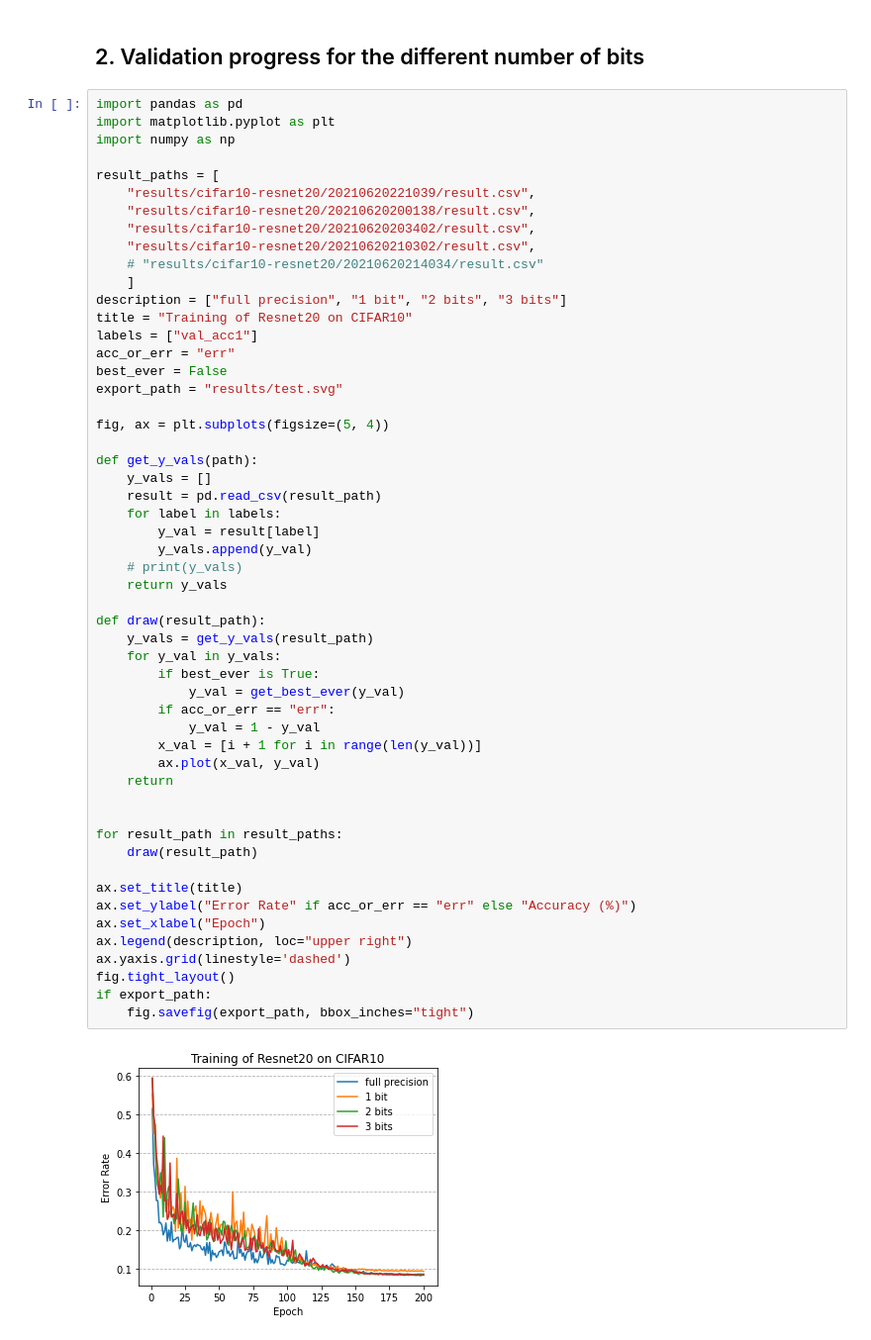
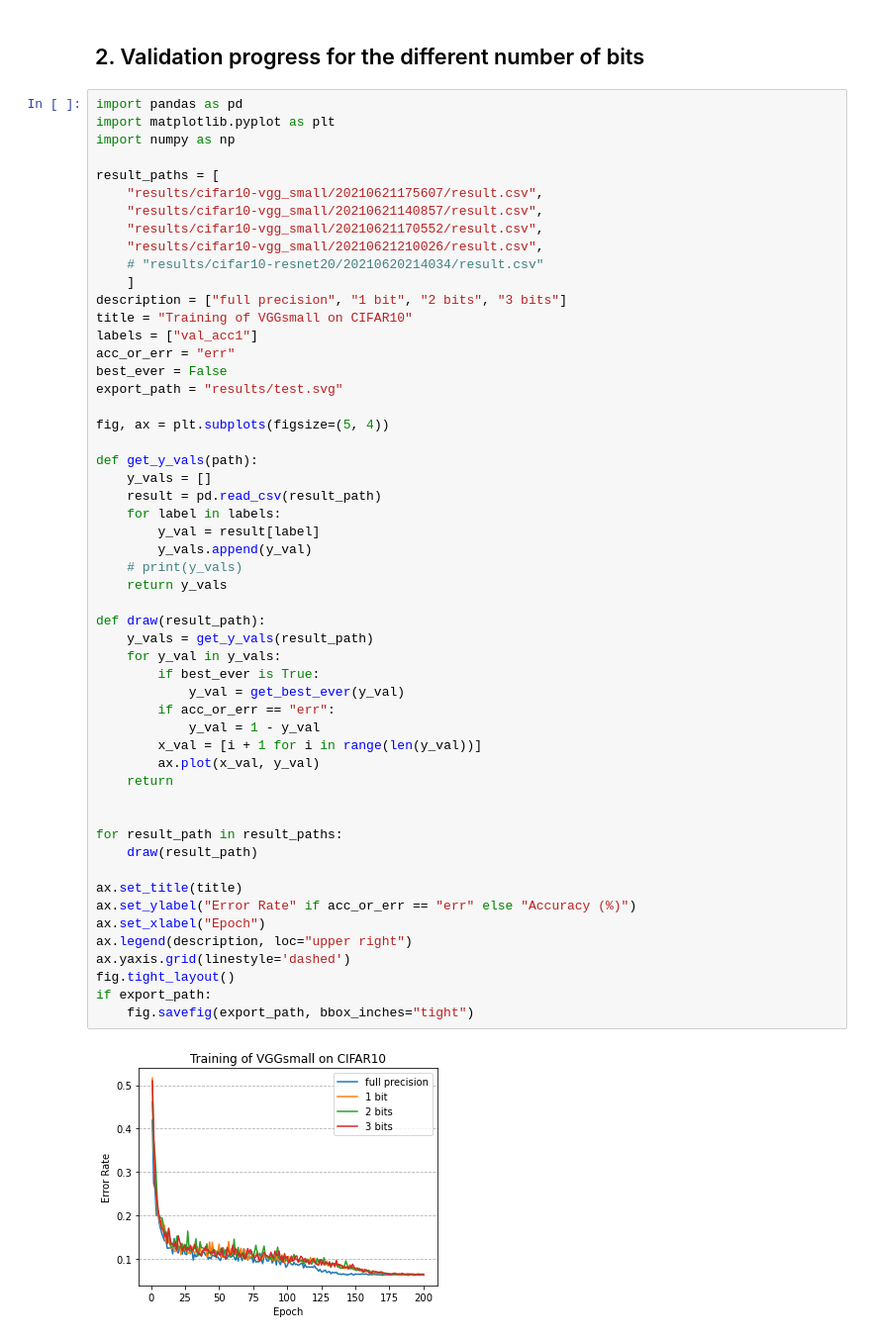
Before and after one commit to qinglu0330/DNN-weight-search, a Jupyter notebook: visualize.ipynb, the cells around one changed output. Shown at 99% size. Cells and saved outputs as stored; diff of their text form.

```diff
--- a/visualize.ipynb
+++ b/visualize.ipynb
@@ -56,14 +56,14 @@ import matplotlib.pyplot as plt
 import numpy as np
 
 result_paths = [
-    "results/cifar10-resnet20/20210620221039/result.csv",
-    "results/cifar10-resnet20/20210620200138/result.csv",
-    "results/cifar10-resnet20/20210620203402/result.csv",
-    "results/cifar10-resnet20/20210620210302/result.csv",
+    "results/cifar10-vgg_small/20210621175607/result.csv",
+    "results/cifar10-vgg_small/20210621140857/result.csv",
+    "results/cifar10-vgg_small/20210621170552/result.csv",
+    "results/cifar10-vgg_small/20210621210026/result.csv",
     # "results/cifar10-resnet20/20210620214034/result.csv"
     ]
 description = ["full precision", "1 bit", "2 bits", "3 bits"]
-title = "Training of Resnet20 on CIFAR10"
+title = "Training of VGGsmall on CIFAR10"
 labels = ["val_acc1"]
 acc_or_err = "err"
 best_ever = False
@@ -77,31 +77,31 @@ def get_y_vals(path):
     for label in labels:
         y_val = result[label]
         y_vals.append(y_val)
     # print(y_vals)
     return y_vals
 
 def draw(result_path):
     y_vals = get_y_vals(result_path)
     for y_val in y_vals:
         if best_ever is True:
             y_val = get_best_ever(y_val)
         if acc_or_err == "err":
             y_val = 1 - y_val
         x_val = [i + 1 for i in range(len(y_val))]
         ax.plot(x_val, y_val)
     return
 
 
 for result_path in result_paths:
     draw(result_path)
 
 ax.set_title(title)
 ax.set_ylabel("Error Rate" if acc_or_err == "err" else "Accuracy (%)")
 ax.set_xlabel("Epoch")
 ax.legend(description, loc="upper right")
 ax.yaxis.grid(linestyle='dashed')
 fig.tight_layout()
 if export_path:
     fig.savefig(export_path, bbox_inches="tight")
 # %% [output]
-[figure, old version]
+[figure, new version]
```
Also changed, not shown: parts of 2 cells of this notebook, 2 other files.
